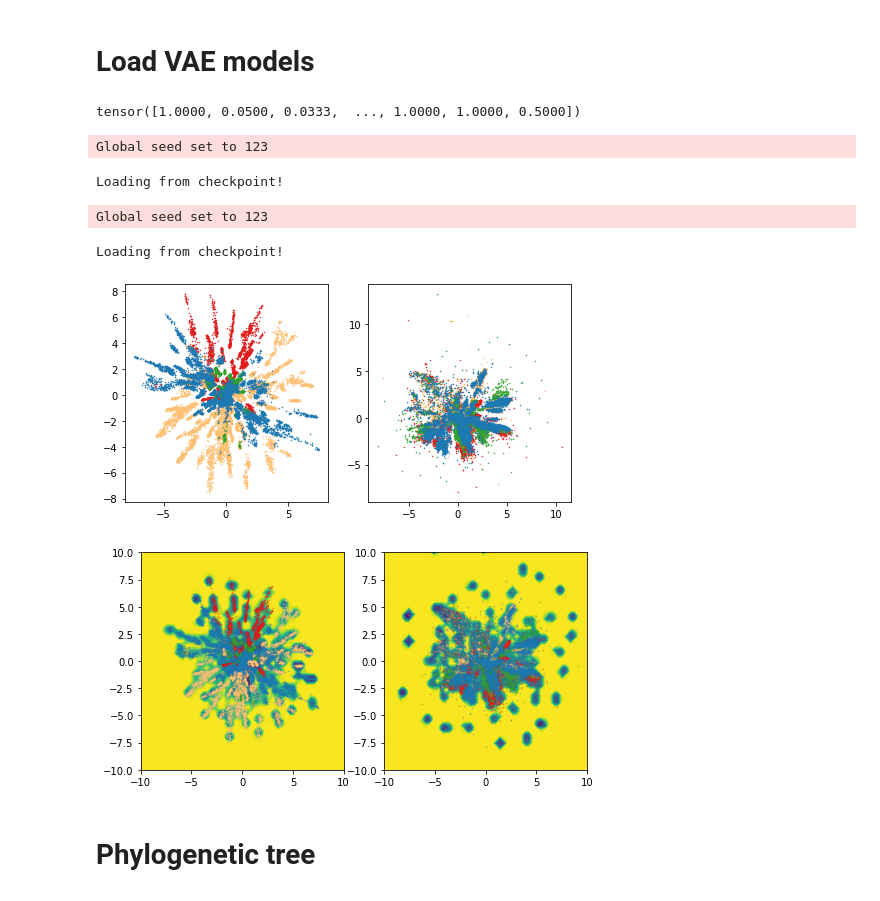
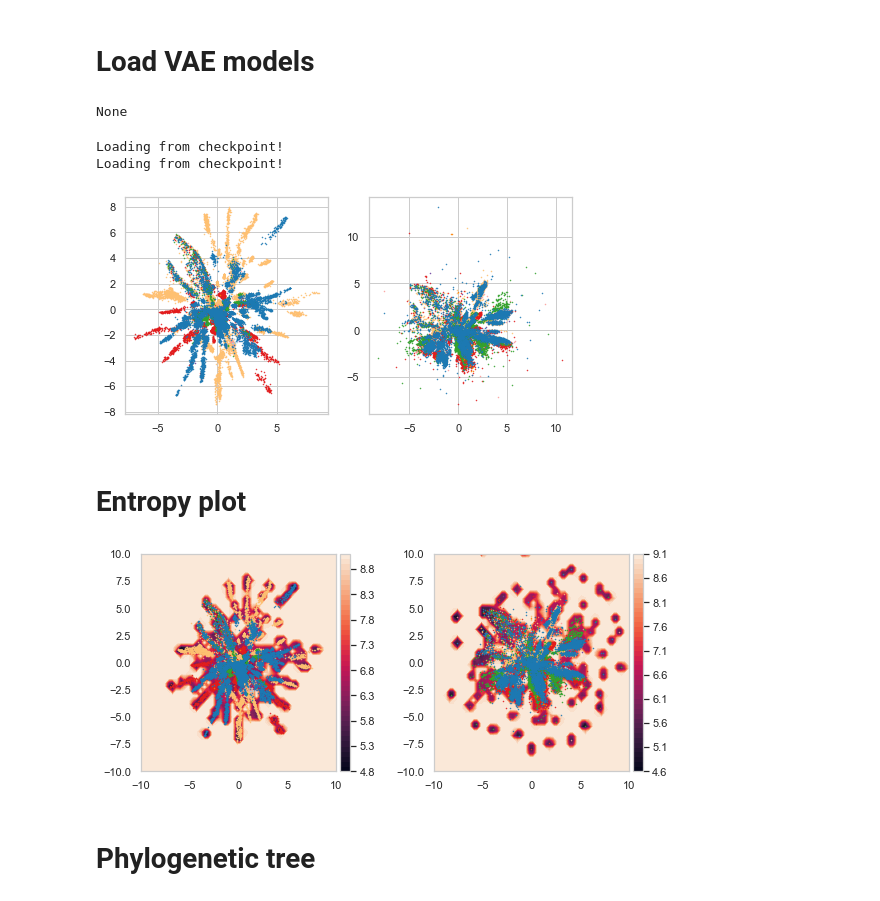
Before and after one commit to MachineLearningLifeScience/meaningful-protein-representations, a Jupyter notebook: phylogenetic_distances.ipynb, the cells around one changed output. Saved outputs shown, nothing was run; the diff lists cells and outputs as text; code cells hidden in the pictures.

```diff
--- a/phylogenetic_distances.ipynb
+++ b/phylogenetic_distances.ipynb
@@ -31,9 +40,9 @@ import pytorch_lightning as pl
 import torch
 import torch.nn.functional as F
 
-from models.vae_geometric import VAE, get_hparams, aa1_to_index, aa1
+from models.vae_geometric import VAE, get_hparams, aa1_to_index, aa1, curve_energy, numeric_curve_optimizer
 
-def get_data(data_filename, calc_weights=True, similarity_threshold=0.8, use_cuda=True):
+def get_data(data_filename, calc_weights=True, similarity_threshold=0.8):
     ids = []
     labels = []
     seqs = []
@@ -54,7 +63,7 @@ def get_data(data_filename, calc_weights=True, similarity_threshold=0.8, use_cud
         # one_hot = F.one_hot(seqs.long()).to('cuda' if torch.cuda.is_available() else 'cpu')
         one_hot1 = F.one_hot(seqs[:len(seqs)//2].long()).bool()
         one_hot2 = F.one_hot(seqs[len(seqs)//2:].long()).bool()
-        one_hot = torch.cat([one_hot1, one_hot2]).to('cuda' if use_cuda else 'cpu')
+        one_hot = torch.cat([one_hot1, one_hot2]).to('cuda' if torch.cuda.is_available() else 'cpu')
         assert(len(seqs) == len(one_hot))
         del one_hot1
         del one_hot2
@@ -67,7 +76,7 @@ def get_data(data_filename, calc_weights=True, similarity_threshold=0.8, use_cud
         for i in range(seqs.size(0) // weight_batch_size + 1):
             x = flat_one_hot[i * weight_batch_size : (i + 1) * weight_batch_size]
             similarities = torch.mm(x, flat_one_hot.T)
-            lengths = (seqs[i * weight_batch_size : (i + 1) * weight_batch_size] <=19).sum(1).unsqueeze(-1).to('cuda' if use_cuda else 'cpu')
+            lengths = (seqs[i * weight_batch_size : (i + 1) * weight_batch_size] <=19).sum(1).unsqueeze(-1).to('cuda' if torch.cuda.is_available() else 'cpu')
             w = 1.0 / (similarities / lengths).gt(similarity_threshold).sum(1).float()
             weights.append(w)
             # plt.hist(similarities/lengths)
@@ -79,13 +88,13 @@ def get_data(data_filename, calc_weights=True, similarity_threshold=0.8, use_cud
 
 # Note that we deviate from the normal choice of 0.8 for the similarity threshold. This is
 # Due to the PFAM alignment being extremely long, with lots of positions matching gaps.
-ids, data, labels, weights = get_data("PF00144_full_labeled.fasta", calc_weights=True, similarity_threshold=0.6, use_cuda=False)
+ids, data, labels, weights = get_data("PF00144_full_labeled.fasta", calc_weights=True, similarity_threshold=0.6)
 print(weights)
 
 #import matplotlib.pyplot as plt
 #plt.hist(weights, bins=100)
 # %% [output]
-tensor([1.0000, 0.0500, 0.0333,  ..., 1.0000, 1.0000, 0.5000])
+None
 # %%
 import time
 def train_or_retrieve_model(name, data, weights, train_model, uncertainty_temperature):
@@ -133,30 +142,27 @@ def train_or_retrieve_model(name, data, weights, train_model, uncertainty_temper
 # Options
 train_models = False
 
-model_pf00144 = train_or_retrieve_model('model_PF00144',
+model_pf00144 = train_or_retrieve_model('model_PF00144_new_20210923',
                                         data,
                                         weights=None,
                                         train_model=train_models,
                                         uncertainty_temperature=-3.5)
-model_pf00144_reweighted = train_or_retrieve_model('model_PF00144_reweighted_0.4',
+model_pf00144_reweighted = train_or_retrieve_model('model_PF00144_reweighted_0.6',
                                                    data,
                                                    weights=weights,
                                                    train_model=train_models,
                                                    uncertainty_temperature=-3.5)
 models = [model_pf00144, model_pf00144_reweighted]
 # %% [output]
-Global seed set to 123
+Loading from checkpoint!
+Loading from checkpoint!
-Loading from checkpoint!
-Global seed set to 123
-Loading from checkpoint!
 # %%
-from tqdm import tqdm
 embeddings = []
 for model in [model_pf00144, model_pf00144_reweighted]:
     embeddings.append([])
     batchsize = 16
     n_batch = int(np.ceil(model.data.shape[0] / batchsize))
-    for b in tqdm(range(n_batch)):
+    for b in range(n_batch):
         batch = model.data[b*batchsize:(b+1)*batchsize]
         zs = model.embedding(batch.long().to(model._device))
         embeddings[-1].append(zs.detach())
@@ -188,32 +194,43 @@ for idx,_ in enumerate(embeddings):
                      embeddings[idx][labels==phyla[i],1],
                      '.', color=colors[i], label=phyla[i], markersize=1)
 # %% [output]
-[figure, old version]
+[figure, new version]
+# %% [markdown]
+# Entropy plot
 # %%
-# latent space entropy
-from torch import distributions as D
-fig, ax = plt.subplots(1, 2, figsize=(8,4))
+import torch.distributions as D
+from mpl_toolkits.axes_grid1 import make_axes_locatable
+
 n_points = 50
-z_grid = torch.stack([m.flatten() for m in torch.meshgrid(2*[torch.linspace(-10, 10, n_points)])]).t()
-for idx, model in enumerate([model_pf00144, model_pf00144_reweighted]):
-    recon = model.decode(z_grid, as_probs=True)
+xy_min, xy_max = -10,10
+
+z_grid = torch.stack([m.flatten() for m in torch.meshgrid(2*[torch.linspace(xy_min,xy_max,n_points)])]).t()
+
+fig, ax = plt.subplots(1, 2, figsize=(9, 4))
+plt.subplots_adjust(left=None, bottom=None, right=None, top=None, wspace=0.4, hspace=None)
+for idx, model in enumerate(models):
+    recon = models[idx].decode(z_grid, as_probs=True)
     d = D.Categorical(probs=recon.permute(0,2,1))
-    entropy = d.entropy().sum(dim=-1)
+    # d = D.Categorical(probs=recon[:,:-1,:].permute(0,2,1))
+    var1 = d.entropy().sum(dim=-1)
 
     for i in range(len(phyla)):
         ax[idx].plot(embeddings[idx][labels==phyla[i],0],
-                     embeddings[idx][labels==phyla[i],1],
-                     '.', color=colors[i], label=phyla[i],
-                     markersize=1, alpha=0.5)
+                 embeddings[idx][labels==phyla[i],1],
+                 '.', color=colors[i], label=phyla[i], markersize=1)
+    c = ax[idx].contourf(z_grid[:,0].reshape(n_points, n_points),
+                  z_grid[:,1].reshape(n_points, n_points),
+                  var1.log().reshape(n_points, n_points).detach(), levels=50)
+    ax[idx].set_xlim([xy_min, xy_max])
+    ax[idx].set_ylim([xy_min, xy_max])
 
-    ax[idx].contourf(z_grid[:,0].reshape(n_points, n_points),
-                     z_grid[:,1].reshape(n_points, n_points),
-                     entropy.log().reshape(n_points, n_points).detach(),
-                     levels=50)
-
-    ax[idx].axis([-10, 10, -10, 10])
+    divider = make_axes_locatable(ax[idx])
+    cax = divider.append_axes('right', size='5%', pad=0.05)
+    fig.colorbar(c, cax=cax, orientation='vertical')
+    #ax[idx].colorbar()
+    #ax[idx].axis('off')
 # %% [output]
-[figure, old version]
+[figure, new version]
 # %% [markdown]
 # Phylogenetic tree
 # %%
```
Also changed, not shown: parts of 10 cells of this notebook.
